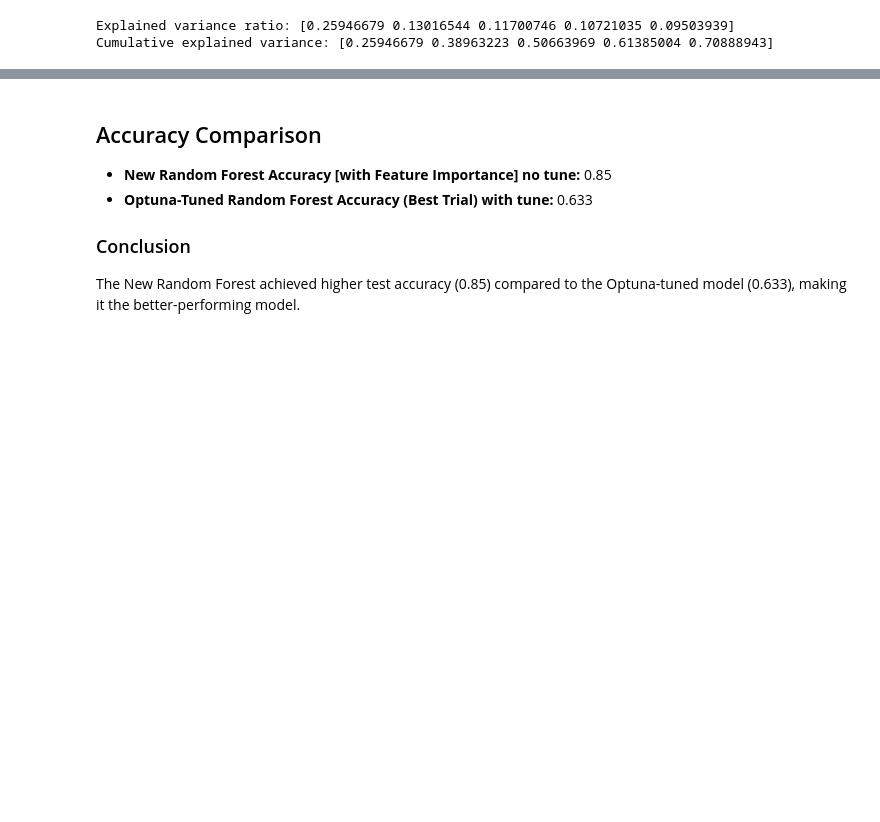
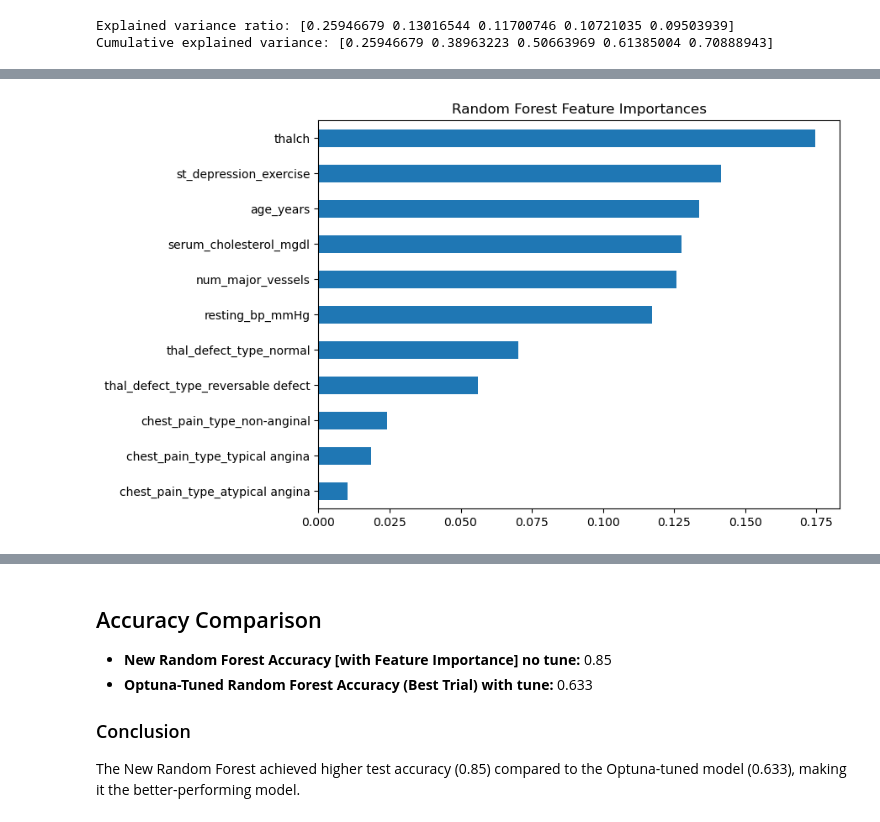
Before and after one commit to GabrielSiega/MLDP-Project---Heart-Disease-Prediction, a Jupyter notebook: Notebooks/Data_Prep.ipynb, the cells around one changed output, grey strips where cells are left out. Cells and saved outputs as stored; diff of their text form; code cells hidden in the pictures; blank space fills up the shorter version.

```diff
--- a/Notebooks/Data_Prep.ipynb
+++ b/Notebooks/Data_Prep.ipynb
@@ -591,3 +607,13 @@ New Random Forrest Accuracy [RandF. with FI]: 0.8666666666666667
+# %%
+import matplotlib.pyplot as plt
+import pandas as pd
+
+fi = pd.Series(rf.feature_importances_, index=X_train.columns)
+fi.sort_values().plot(kind='barh', figsize=(8,6))
+plt.title("Random Forest Feature Importances")
+plt.show()
+# %% [output]
+[figure, added]
 # %%
 import optuna
 import numpy as np
```
Also changed, not shown: parts of 10 cells of this notebook, 2 other files.
